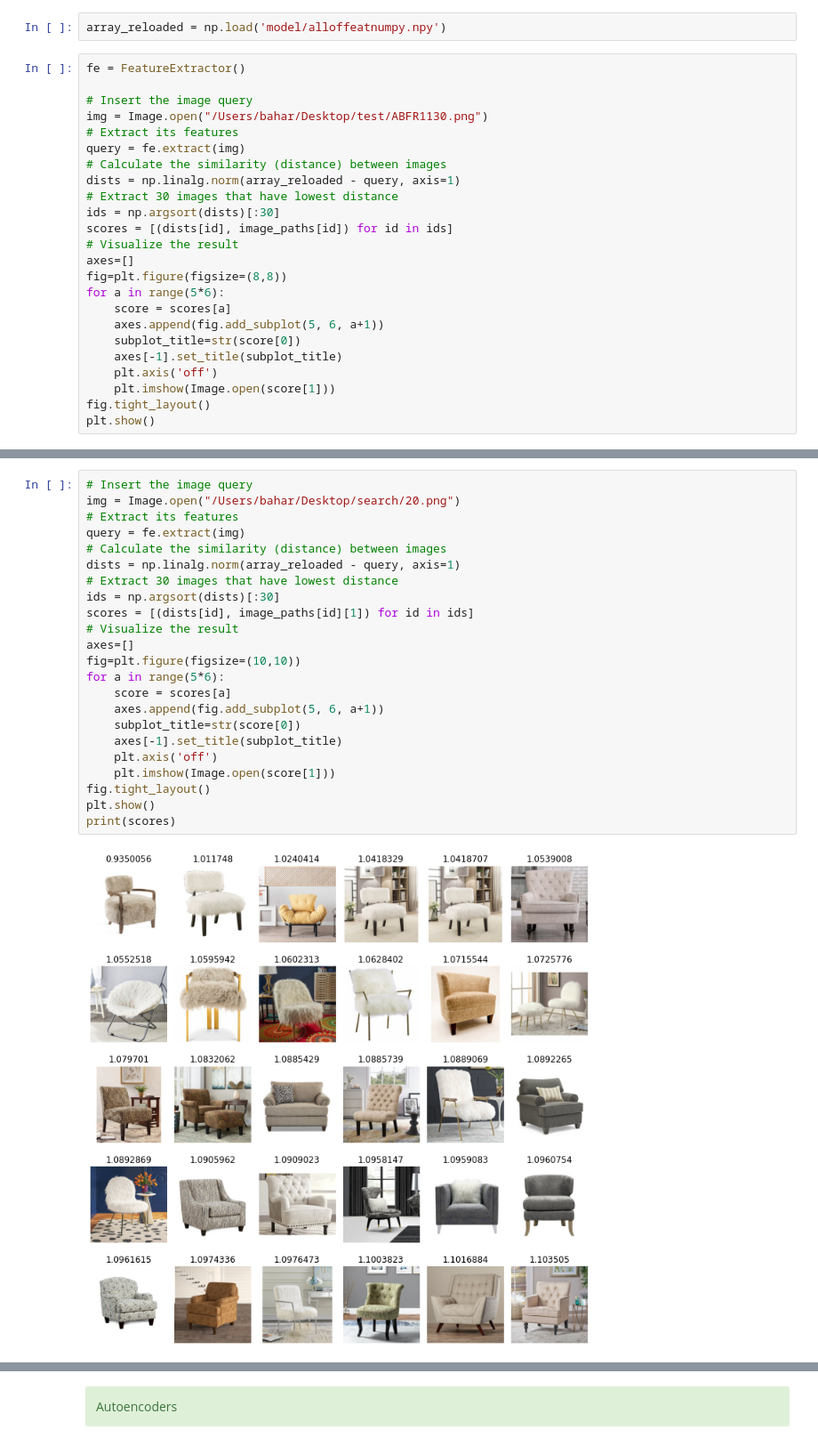
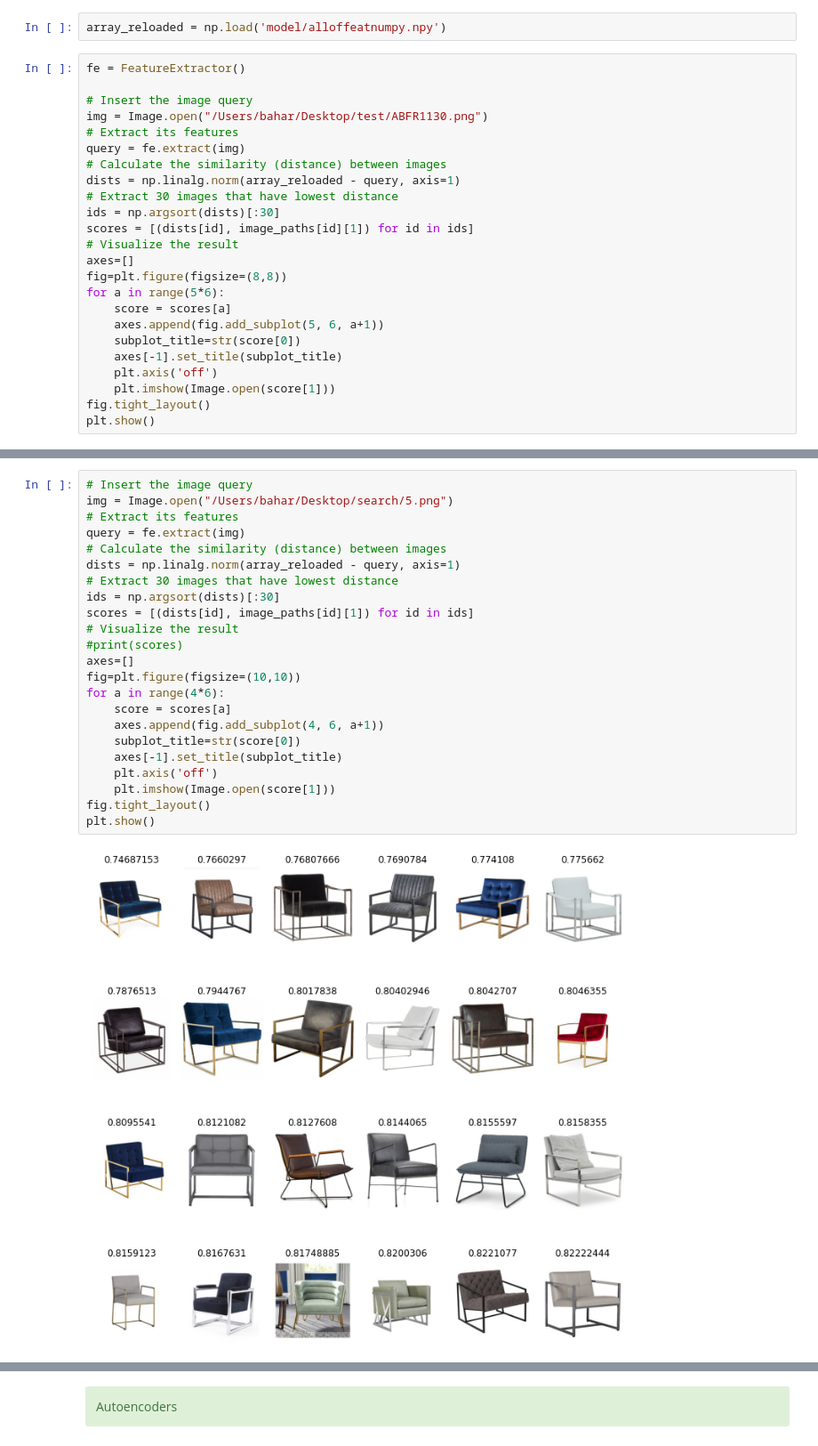
Before and after one commit to baharbiazar/image_search_engine, a Jupyter notebook: search_engine.ipynb, the cells around one changed output, grey strips where cells are left out. Shown at 89% size. Cells and saved outputs as stored; diff of their text form.

```diff
--- a/search_engine.ipynb
+++ b/search_engine.ipynb
@@ -364,7 +366,7 @@ query = fe.extract(img)
 dists = np.linalg.norm(array_reloaded - query, axis=1)
 # Extract 30 images that have lowest distance
 ids = np.argsort(dists)[:30]
-scores = [(dists[id], image_paths[id]) for id in ids]
+scores = [(dists[id], image_paths[id][1]) for id in ids]
 # Visualize the result
 axes=[]
 fig=plt.figure(figsize=(8,8))
@@ -382,25 +404,25 @@ FileNotFoundError: [Errno 2] No such file or directory: '/Users/bahar/Desktop/te
 # %%
 # Insert the image query
-img = Image.open("/Users/bahar/Desktop/search/20.png")
+img = Image.open("/Users/bahar/Desktop/search/5.png")
 # Extract its features
 query = fe.extract(img)
 # Calculate the similarity (distance) between images
 dists = np.linalg.norm(array_reloaded - query, axis=1)
 # Extract 30 images that have lowest distance
 ids = np.argsort(dists)[:30]
 scores = [(dists[id], image_paths[id][1]) for id in ids]
 # Visualize the result
+#print(scores)
 axes=[]
 fig=plt.figure(figsize=(10,10))
-for a in range(5*6):
+for a in range(4*6):
     score = scores[a]
-    axes.append(fig.add_subplot(5, 6, a+1))
+    axes.append(fig.add_subplot(4, 6, a+1))
     subplot_title=str(score[0])
     axes[-1].set_title(subplot_title)
     plt.axis('off')
     plt.imshow(Image.open(score[1]))
 fig.tight_layout()
 plt.show()
-print(scores)
 # %% [output]
-[figure, old version]
+[figure, new version]
```
Also changed, not shown: parts of 22 cells of this notebook, 3 other files.
